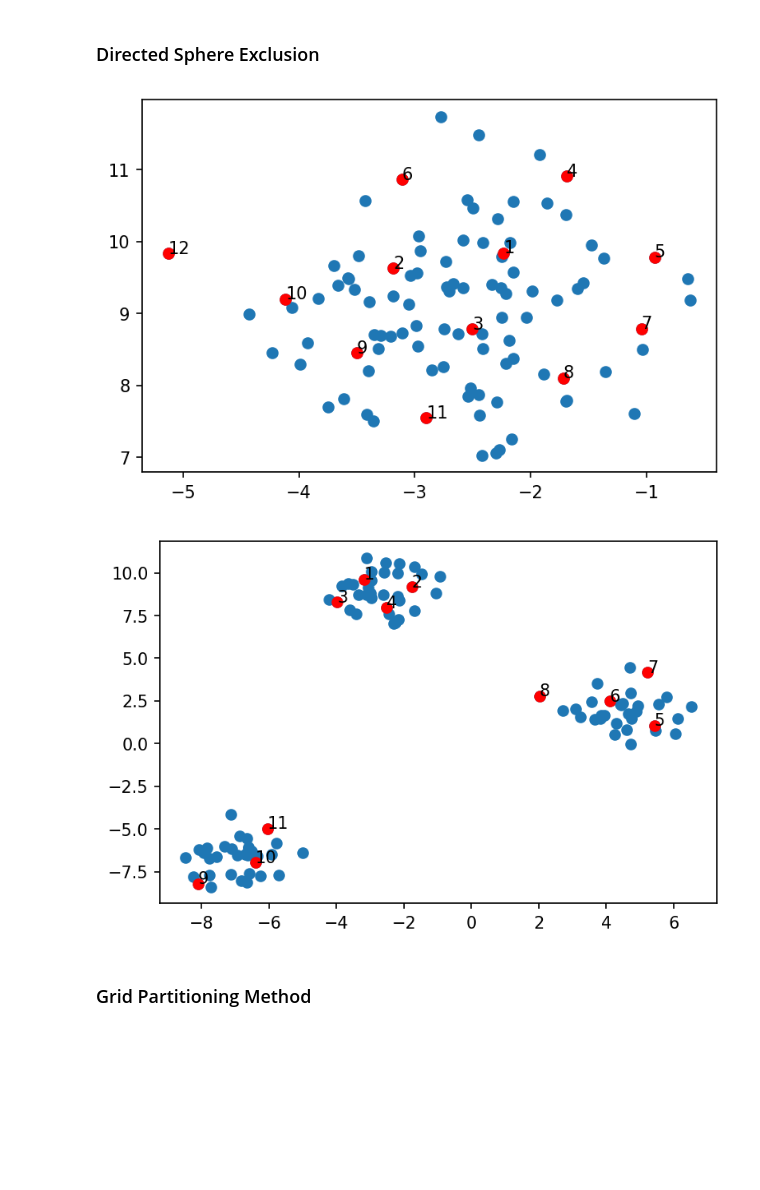
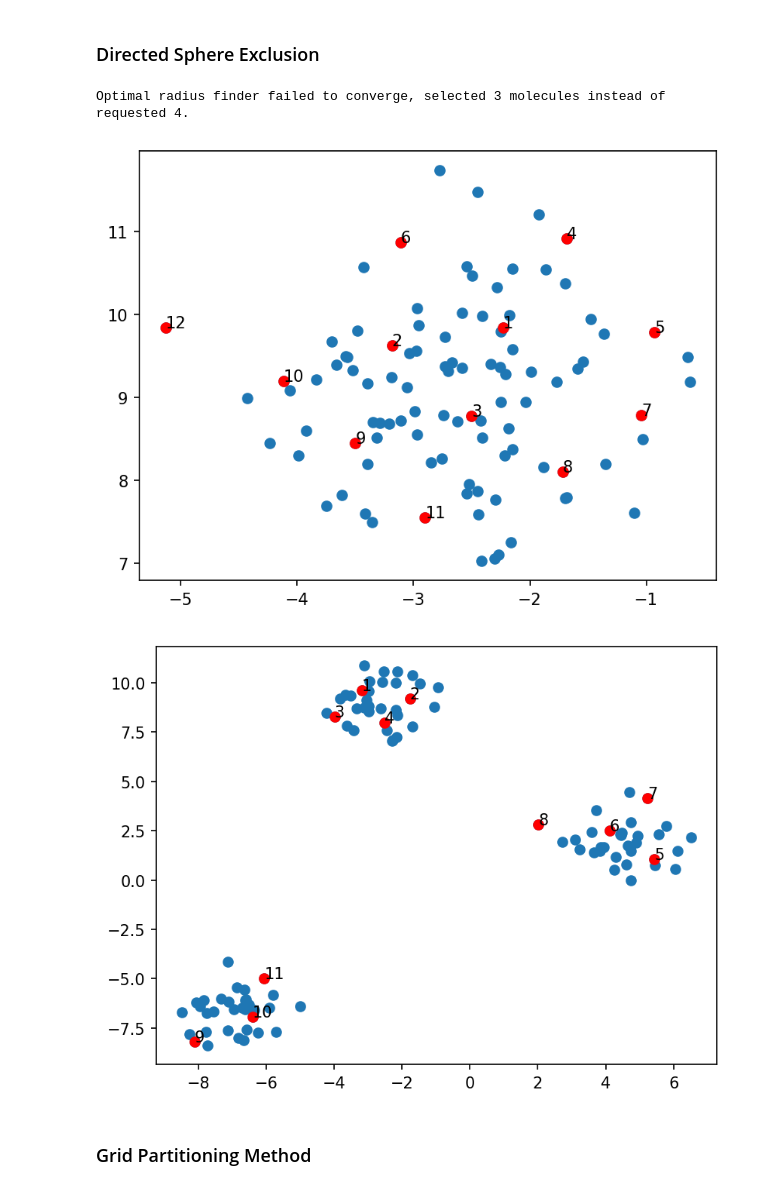
Before and after one commit to theochem/Selector, a Jupyter notebook: doc/notebooks/diversity_subsect_selection_synthetic_data.ipynb, the cells around one changed output. Cells and saved outputs as stored; diff of their text form; code cells hidden in the pictures; blank space fills up the shorter version.

Commit message:
Fix Directed Sphere Exclusion example
Fix call to the selector

```diff
--- a/doc/notebooks/diversity_subsect_selection_synthetic_data.ipynb
+++ b/doc/notebooks/diversity_subsect_selection_synthetic_data.ipynb
@@ -74,14 +74,15 @@ graph_data(coords_cluster,selected_id4)
 # %%
 # diverse subset selection from randomly generated data points
 selected_id5 = DirectedSphereExclusion().select(coords, 12)
 # diverse subset selection from data points with obvious patterns (different clusters)
-selected_id6 = DirectedSphereExclusion().select(coords_cluster, num_selected=12, labels=class_labels_cluster)
+selected_id6 = DirectedSphereExclusion().select(coords_cluster, size=12, labels=class_labels_cluster)
 
 graph_data(coords,selected_id5)
 graph_data(coords_cluster,selected_id6)
 # %% [output]
+Optimal radius finder failed to converge, selected 3 molecules instead of requested 4.
-[figure, old version]
+[figure, new version]
-[figure, old version]
+[figure, new version]
 # %% [markdown]
 ### Grid Partitioning Method
 # %%
```
